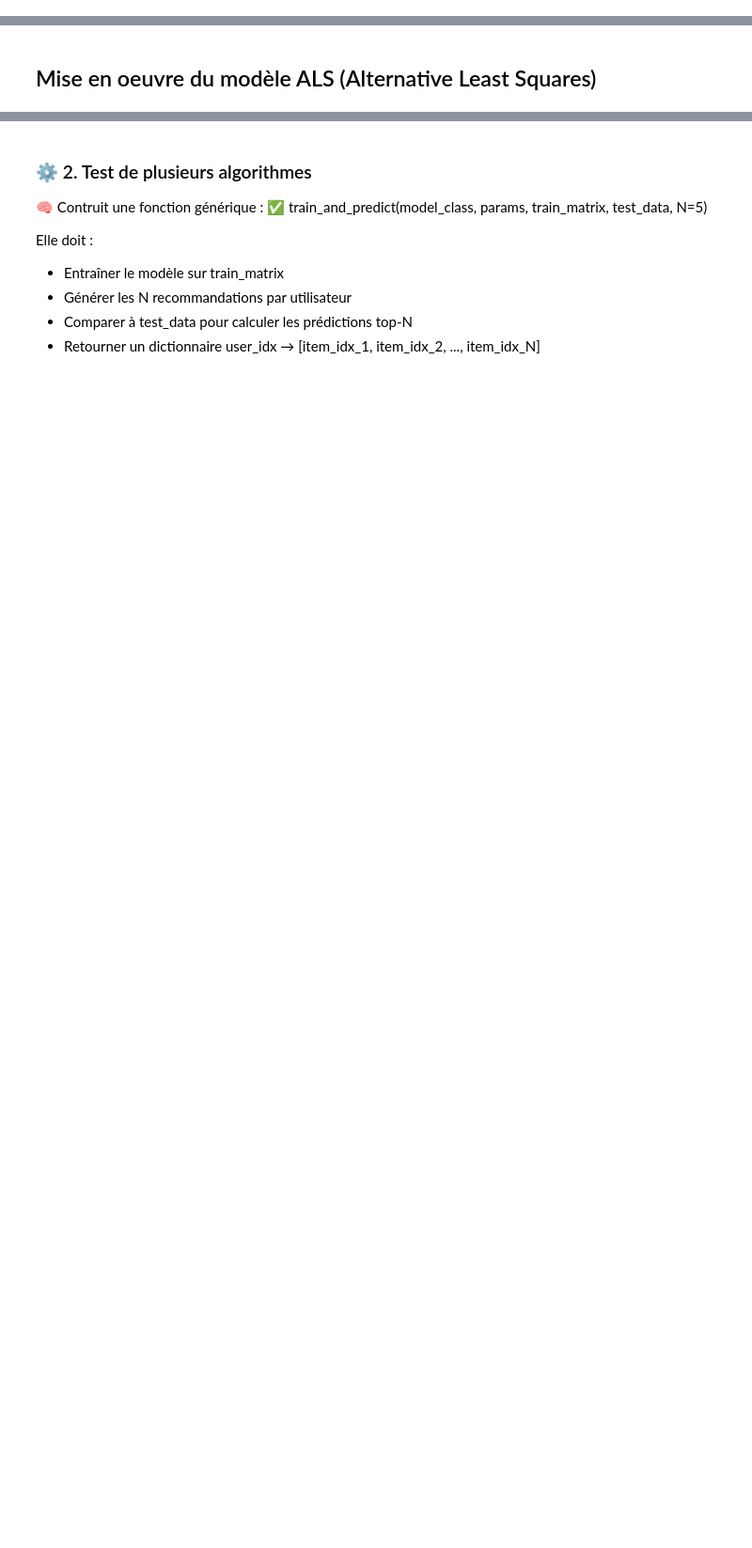
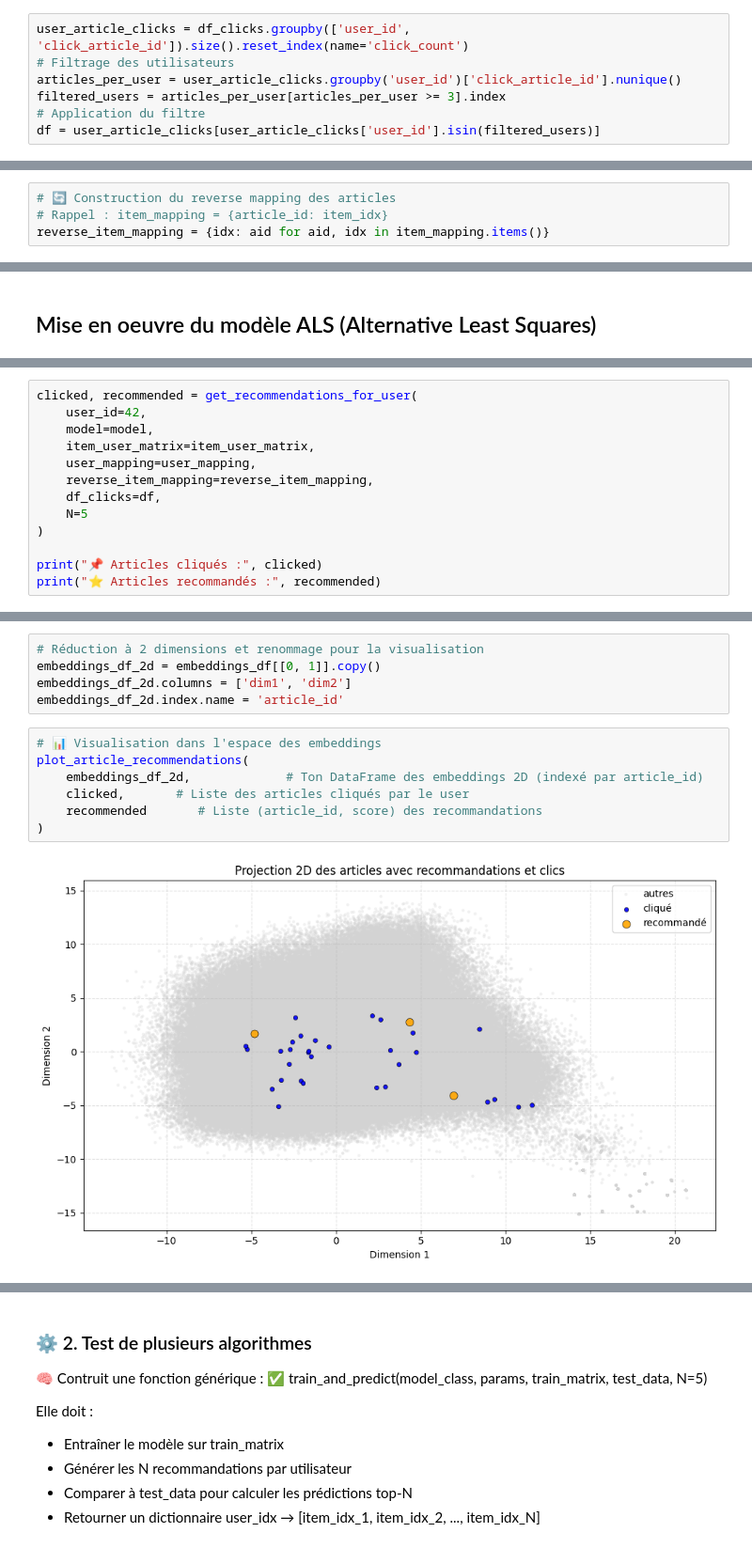
Before and after one commit to cecile-aie/oc_aie_p10, a Jupyter notebook: collaborative_filtering_implicit_modelisation.ipynb, the cells around one changed output, grey strips where cells are left out. Shown at 94% size. Saved outputs shown, nothing was run; the diff lists cells and outputs as text; blank space fills up the shorter version.

```diff
--- a/collaborative_filtering_implicit_modelisation.ipynb
+++ b/collaborative_filtering_implicit_modelisation.ipynb
@@ -96,0 +97,7 @@ On a simplement ignoré les articles non cliqués.
+# %%
+user_article_clicks = df_clicks.groupby(['user_id', 'click_article_id']).size().reset_index(name='click_count')
+# Filtrage des utilisateurs
+articles_per_user = user_article_clicks.groupby('user_id')['click_article_id'].nunique()
+filtered_users = articles_per_user[articles_per_user >= 3].index
+# Application du filtre
+df = user_article_clicks[user_article_clicks['user_id'].isin(filtered_users)]
@@ -163,3 +172,7 @@ item_user_matrix, user_mapping, item_mapping = build_item_user_matrix(df)
+# %%
+# 🔄 Construction du reverse mapping des articles
+# Rappel : item_mapping = {article_id: item_idx}
+reverse_item_mapping = {idx: aid for aid, idx in item_mapping.items()}
 # %% [markdown]
 ### Visualisation de la matrice item-user
 # %%
@@ -227,0 +296,13 @@ print(f"✅ Modèle entraîné en {end - start:.2f} secondes")
+# %%
+clicked, recommended = get_recommendations_for_user(
+    user_id=42,
+    model=model,
+    item_user_matrix=item_user_matrix,
+    user_mapping=user_mapping,
+    reverse_item_mapping=reverse_item_mapping,
+    df_clicks=df,
+    N=5
+)
+
+print("📌 Articles cliqués :", clicked)
+print("⭐ Articles recommandés :", recommended)
@@ -227,0 +397,14 @@ print(f"✅ Modèle entraîné en {end - start:.2f} secondes")
+# %%
+# Réduction à 2 dimensions et renommage pour la visualisation
+embeddings_df_2d = embeddings_df[[0, 1]].copy()
+embeddings_df_2d.columns = ['dim1', 'dim2']
+embeddings_df_2d.index.name = 'article_id'
+# %%
+# 📊 Visualisation dans l'espace des embeddings
+plot_article_recommendations(
+    embeddings_df_2d,             # Ton DataFrame des embeddings 2D (indexé par article_id)
+    clicked,       # Liste des articles cliqués par le user
+    recommended       # Liste (article_id, score) des recommandations
+)
+# %% [output]
+[figure, added]
```
Also changed, not shown: parts of 38 cells of this notebook.
